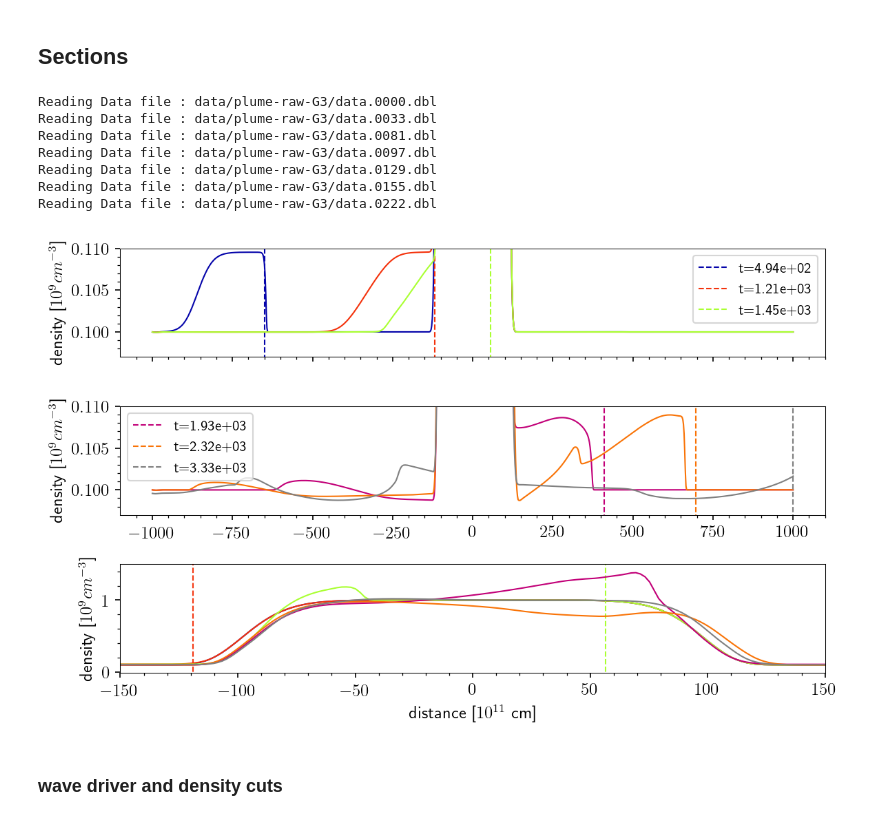
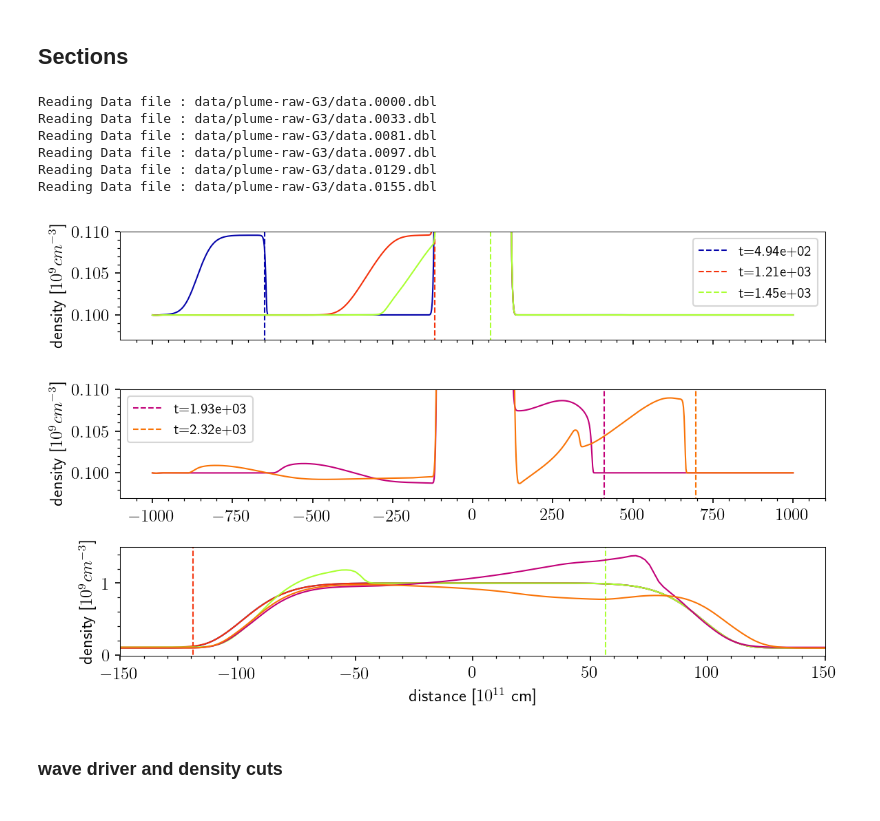
Before and after one commit to Cubedsheep/bachproef-wis-T2, a Jupyter notebook: coronal plume/plume plots.ipynb, the cells around one changed output. Saved outputs shown, nothing was run; the diff lists cells and outputs as text; code cells hidden in the pictures.

```diff
--- a/coronal plume/plume plots.ipynb
+++ b/coronal plume/plume plots.ipynb
@@ -287,7 +287,7 @@ SECTION = int(1/2*X_POINTS)
 colors = ["xkcd:royal blue", "xkcd:vermillion", "xkcd:lime",
           "xkcd:magenta", "xkcd:orange", "grey"]
 
-indicies = [33, 81, 97, 129, 155, 222]
+indicies = [33, 81, 97, 129, 155]
 D_arr = [pp.pload(i, DATA_DIR) for i in indicies]
 # %% [output]
 Reading Data file : data/plume-raw-G3/data.0000.dbl
@@ -296,11 +296,10 @@ Reading Data file : data/plume-raw-G3/data.0081.dbl
 Reading Data file : data/plume-raw-G3/data.0097.dbl
 Reading Data file : data/plume-raw-G3/data.0129.dbl
 Reading Data file : data/plume-raw-G3/data.0155.dbl
-Reading Data file : data/plume-raw-G3/data.0222.dbl
 # %%
 fig, ax = plt.subplots(3,1, figsize=(8,5))
 
-for i in range(6):
+for i in range(5):
     D = D_arr[i]
     color=colors[i]
 
@@ -336,34 +335,34 @@ for i in range(6):
 axis = ax[0]
 axis.set_ylim(0.097,0.11)
 axis.set_xticklabels([])
 axis.set_ylabel(r"density [$10^9 cm^{-3}$]")
 axis.yaxis.set_minor_locator(mpl.ticker.AutoMinorLocator())
 axis.xaxis.set_minor_locator(mpl.ticker.AutoMinorLocator())
 axis.legend(loc="upper right", fontsize=10)
 
 # lay-out second plot
 axis = ax[1]
 axis.set_ylim(0.097,0.11)
 #axis.set_xticklabels([])
 axis.set_ylabel(r"density [$10^9 cm^{-3}$]")
 axis.yaxis.set_minor_locator(mpl.ticker.AutoMinorLocator())
 axis.xaxis.set_minor_locator(mpl.ticker.AutoMinorLocator())
 axis.legend(loc="upper left", fontsize=10)
 
 # lay-out third plot
 axis = ax[2]
 axis.set_ylim(-0.01,1.5)
 axis.set_xlim(-150,150)
 axis.set_ylabel(r"density [$10^9 cm^{-3}$]")
 axis.set_xlabel(r"distance [$10^{11}$ cm]")
 axis.yaxis.set_minor_locator(mpl.ticker.AutoMinorLocator())
 axis.xaxis.set_minor_locator(mpl.ticker.AutoMinorLocator())
 
 plt.tight_layout()
 
 fig.savefig("../verslag/images/plume-sections.pdf")
 # %% [output]
-[figure, old version]
+[figure, new version]
 # %% [markdown]
 ### wave driver and density cuts
 # %% [markdown]
```
Also changed, not shown: 7 other files.
